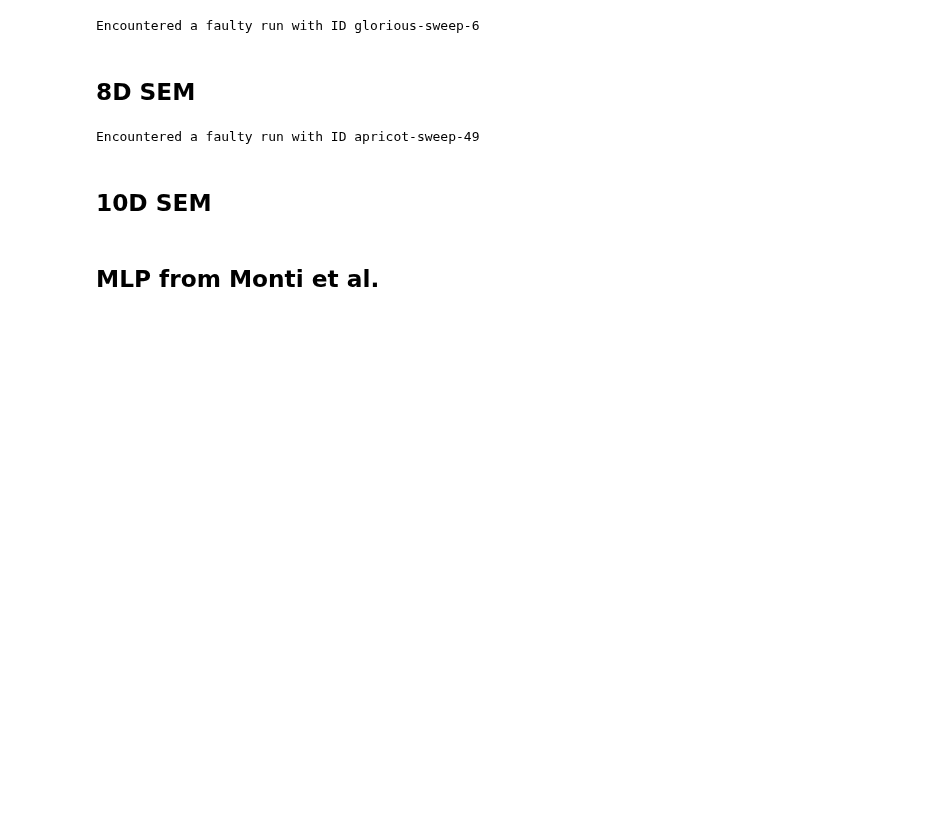
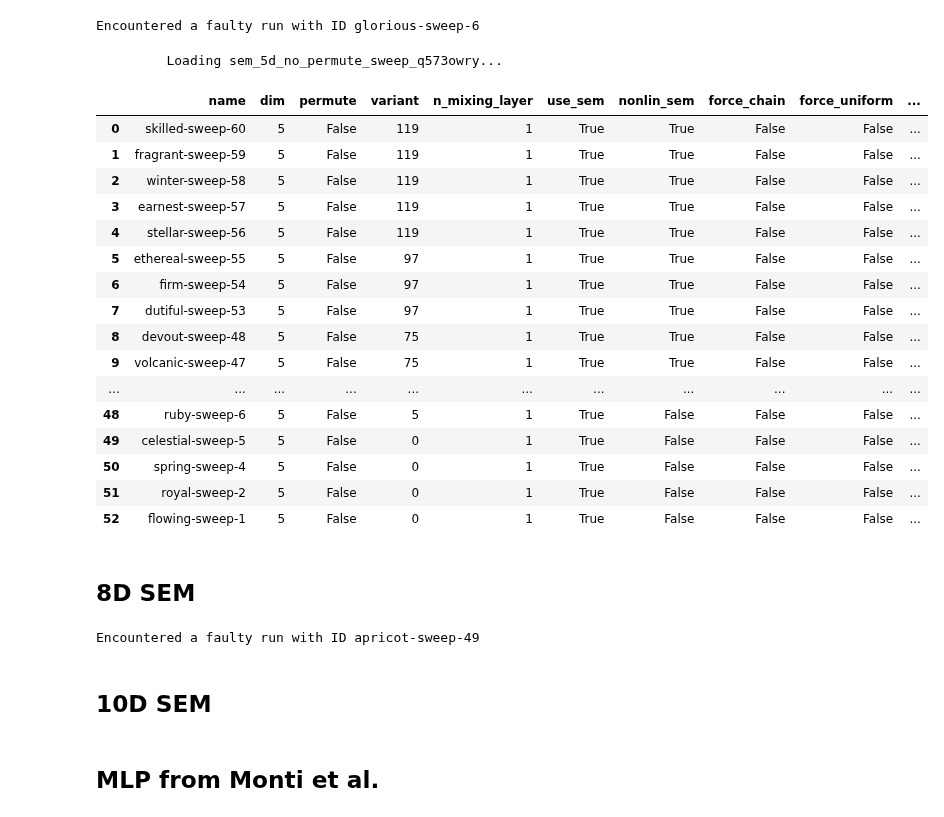
Before and after one commit to rpatrik96/nl-causal-representations, a Jupyter notebook: notebooks/synth_plots.ipynb, the cells around one changed output. Drawn from its saved outputs; the diff is of its cells as text; code cells hidden in the pictures; blank space fills up the shorter version.

Commit message:
munkres results

```diff
--- a/notebooks/synth_plots.ipynb
+++ b/notebooks/synth_plots.ipynb
@@ -83,3 +110,35 @@ Encountered a faulty run with ID glorious-sweep-6
+# %%
+SWEEP_ID = "q573owry"
+sweep = api.sweep(f"{ENTITY}/{PROJECT}/{SWEEP_ID}")
+filename = f"sem_5d_no_permute_sweep_{SWEEP_ID}"
+df5d_no_permute, (true_unmix_jacobians5d_no_permute, est_unmix_jacobians5d_no_permute, permute_indices5d_no_permute,hsic_adj5d_no_permute) = sweep2df(sweep.runs, filename, save=True, load=True)
+# %% [output]
+         Loading sem_5d_no_permute_sweep_q573owry...
+# %%
+SWEEP_ID = "teiu5gdj"
+sweep = api.sweep(f"{ENTITY}/{PROJECT}/{SWEEP_ID}")
+filename = f"sem_5d_munkres_sweep_{SWEEP_ID}"
+df5d_munkres, (true_unmix_jacobians5d_munkres, est_unmix_jacobians5d_munkres, permute_indices5d_munkres,hsic_adj5d_munkres, ica_permute_munkres) = sweep2df(sweep.runs, filename, save=True, load=False)
+# %%
+df5d_munkres
+# %% [output]
+|  | name | dim | permute | variant | n_mixing_layer | use_sem | nonlin_sem | force_chain | force_uniform | ... |
+| 0 | skilled-sweep-60 | 5 | False | 119 | 1 | True | True | False | False | ... |
+| 1 | fragrant-sweep-59 | 5 | False | 119 | 1 | True | True | False | False | ... |
+| 2 | winter-sweep-58 | 5 | False | 119 | 1 | True | True | False | False | ... |
+| 3 | earnest-sweep-57 | 5 | False | 119 | 1 | True | True | False | False | ... |
+| 4 | stellar-sweep-56 | 5 | False | 119 | 1 | True | True | False | False | ... |
+| 5 | ethereal-sweep-55 | 5 | False | 97 | 1 | True | True | False | False | ... |
+| 6 | firm-sweep-54 | 5 | False | 97 | 1 | True | True | False | False | ... |
+| 7 | dutiful-sweep-53 | 5 | False | 97 | 1 | True | True | False | False | ... |
+| 8 | devout-sweep-48 | 5 | False | 75 | 1 | True | True | False | False | ... |
+| 9 | volcanic-sweep-47 | 5 | False | 75 | 1 | True | True | False | False | ... |
+| ... | ... | ... | ... | ... | ... | ... | ... | ... | ... | ... |
+| 48 | ruby-sweep-6 | 5 | False | 5 | 1 | True | False | False | False | ... |
+| 49 | celestial-sweep-5 | 5 | False | 0 | 1 | True | False | False | False | ... |
+| 50 | spring-sweep-4 | 5 | False | 0 | 1 | True | False | False | False | ... |
+| 51 | royal-sweep-2 | 5 | False | 0 | 1 | True | False | False | False | ... |
+| 52 | flowing-sweep-1 | 5 | False | 0 | 1 | True | False | False | False | ... |
 # %% [markdown]
 ## 8D SEM
 # %%
```
Also changed, not shown: parts of 27 cells of this notebook.
